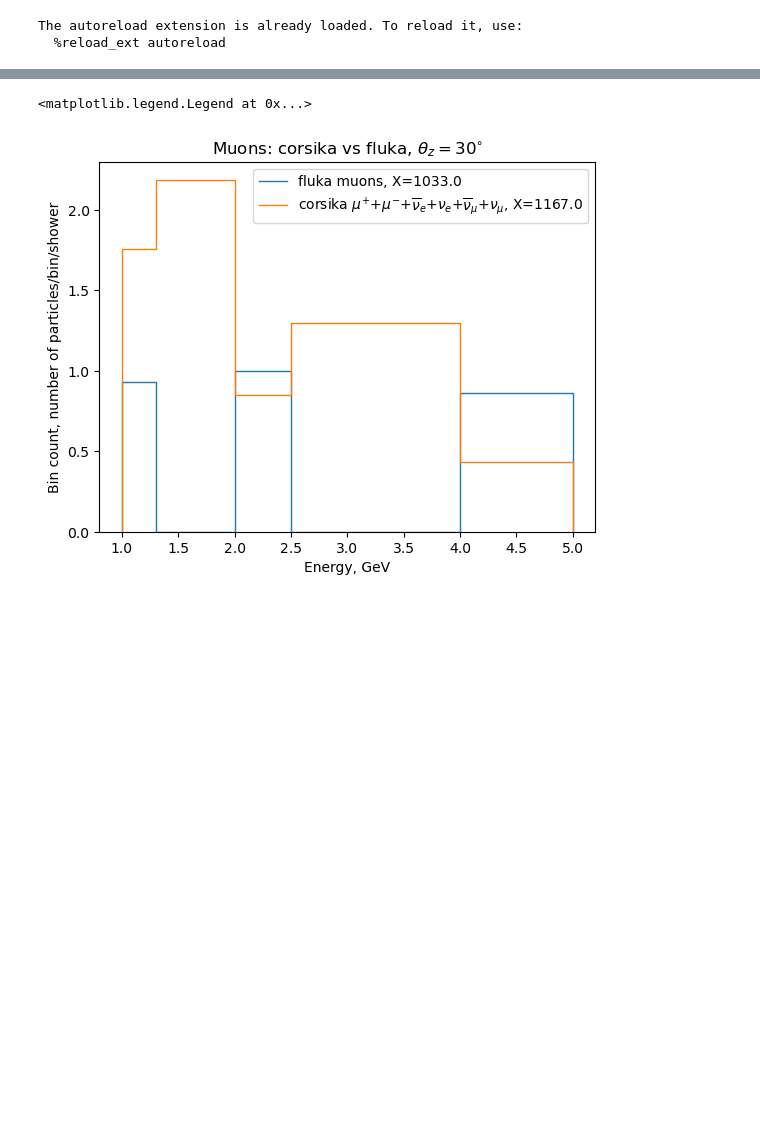
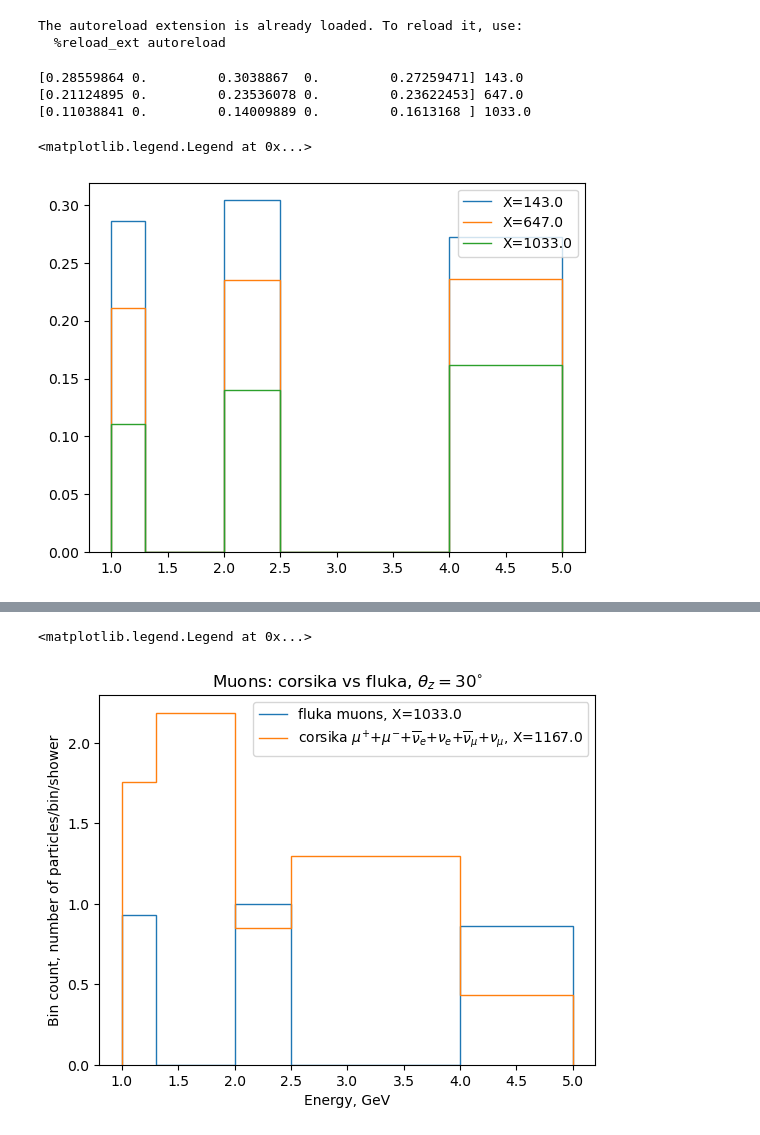
Before and after one commit to jncots/xmax_sigma, a Jupyter notebook: flincpy/scripts/fluka_vs_corsika/dists_fluka_vs_corsika.ipynb, the cells around one changed output, grey strips where cells are left out. Drawn from its saved outputs; the diff is of its cells as text; code cells hidden in the pictures; blank space fills up the shorter version.

```diff
--- a/flincpy/scripts/fluka_vs_corsika/dists_fluka_vs_corsika.ipynb
+++ b/flincpy/scripts/fluka_vs_corsika/dists_fluka_vs_corsika.ipynb
@@ -24,3 +24,15 @@ fluka_en_hists, en_dists, ang_dists = fluka_original_dists()
+# %%
+for en_hist in fluka_en_hists:
+    plt.stairs(*en_hist[0:2], label = f"X={en_hist[2]}")
+    print(en_hist[0], en_hist[2])
+
+plt.legend()
+# %% [output]
+[0.28559864 0.         0.3038867  0.         0.27259471] 143.0
+[0.21124895 0.         0.23536078 0.         0.23622453] 647.0
+[0.11038841 0.         0.14009889 0.         0.1613168 ] 1033.0
+<matplotlib.legend.Legend at 0x...>
+[figure, added]
 # %%
 # ixdepth = 2
 
```
Also changed, not shown: parts of 7 cells of this notebook, 10 other files.
